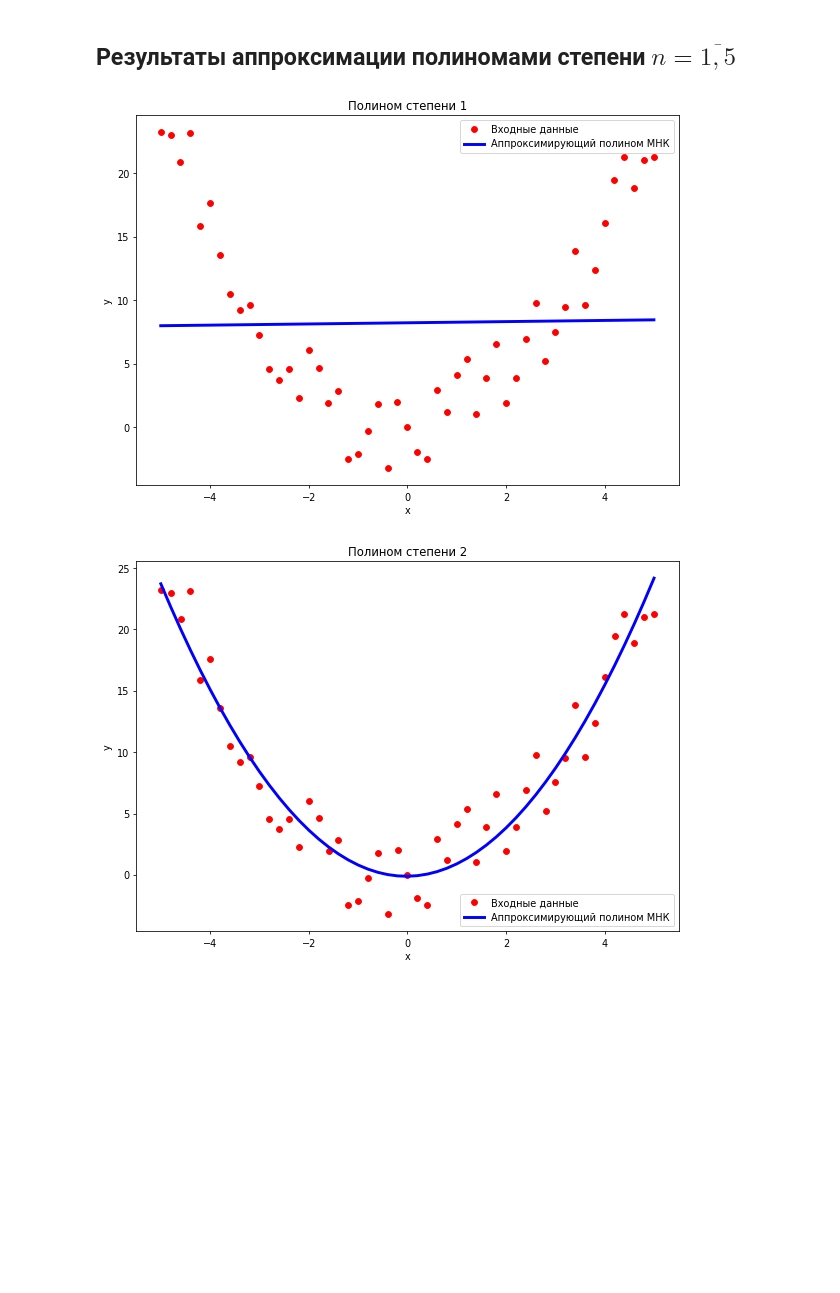
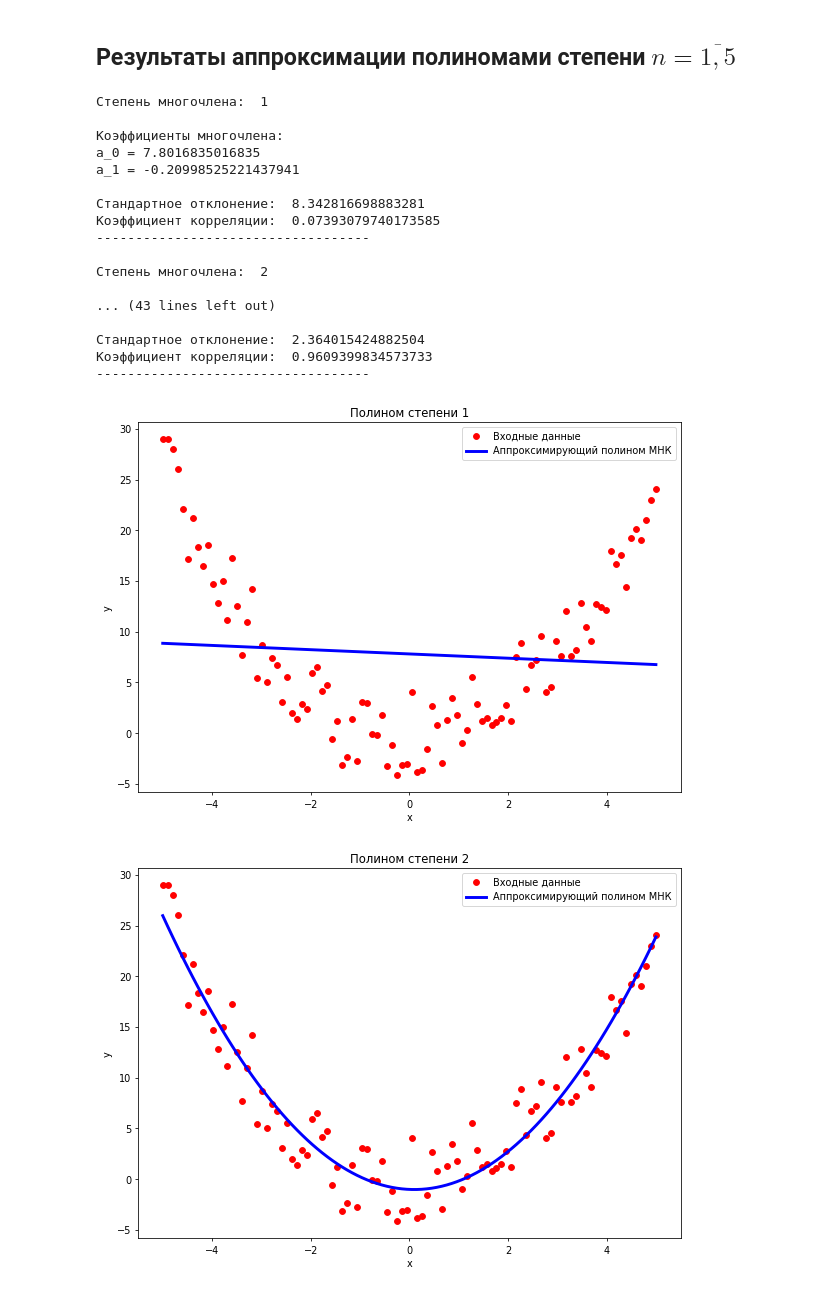
Before and after one commit to verse-chorus/least_squares_method, a Jupyter notebook: МНК.ipynb, the cells around one changed output. Saved outputs shown, nothing was run; the diff lists cells and outputs as text; code cells hidden in the pictures; blank space fills up the shorter version.

```diff
--- a/МНК.ipynb
+++ b/МНК.ipynb
@@ -35,9 +35,10 @@ def least_squares(a, b, m, poly_degree, figure=None, arg=None, show_info=None):
     fun_vals = []
     x, y = [], []
     interval = np.linspace(a, b, m)
+    eps = 3
     # Генерируем приближенные значения функции f_i
     for i in interval:
-        fun_vals.append(fn(i) + ((-1)**(rd.randint(-1, 1)))*3*np.sin(4*i))
+        fun_vals.append(fn(i) + ((-1)*(rd.randint(0, 17))%5)*(-1)**(rd.randint(-1, 1)))
         x.append(i)
 
     x = np.array(x, float)
@@ -101,7 +102,7 @@ def least_squares(a, b, m, poly_degree, figure=None, arg=None, show_info=None):
         plt.xlabel('x')
         plt.ylabel('y')
         plt.title('Полином степени ' + str(n))
-        plt.legend(loc='best')
+        plt.legend(loc='best', )
 
         if show_info != None:
             print('\nСтепень многочлена: ', n)
@@ -111,7 +112,7 @@ def least_squares(a, b, m, poly_degree, figure=None, arg=None, show_info=None):
                 print('a_{0} = {1}'.format(num, i))
                 num += 1
             print('\nСтандартное отклонение: ', stddev)
-            print('\nКоэффициент корреляции: ', rvalue)
+            print('Коэффициент корреляции: ', rvalue)
             print('-----------------------------------')
 
     elif figure == None and arg!=None:
@@ -124,7 +125,24 @@ def least_squares(a, b, m, poly_degree, figure=None, arg=None, show_info=None):
 ## Результаты аппроксимации полиномами степени $n=\overline{1,5}$
 # %%
 for i in range(1, 6):
-    least_squares(a=-5, b=5, m=51, poly_degree=i, figure=1)
+    least_squares(a=-5, b=5, m=100, poly_degree=i, figure=1, show_info=1)
 # %% [output]
+Степень многочлена:  1
+
+Коэффициенты многочлена:
+a_0 = 7.8016835016835
+a_1 = -0.20998525221437941
+
+Стандартное отклонение:  8.342816698883281
+Коэффициент корреляции:  0.07393079740173585
+-----------------------------------
+
+Степень многочлена:  2
+
+... (43 lines left out)
+
+Стандартное отклонение:  2.364015424882504
+Коэффициент корреляции:  0.9609399834573733
+-----------------------------------
-[figure, old version]
+[figure, new version]
-[figure, old version]
+[figure, new version]
```
Also changed, not shown: parts of 37 cells of this notebook, 12 other files.
